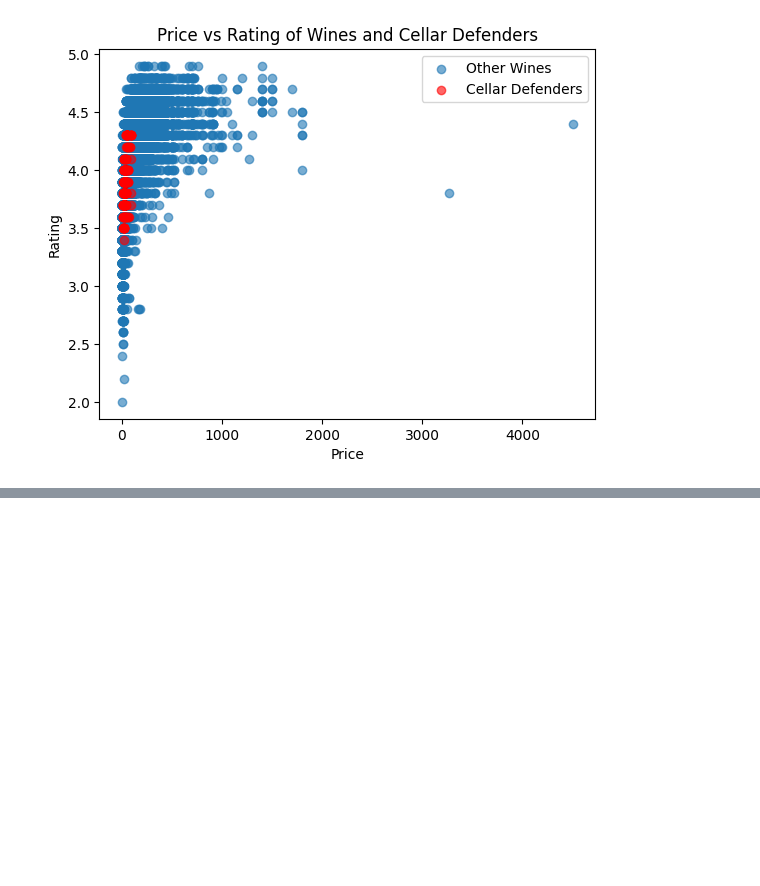
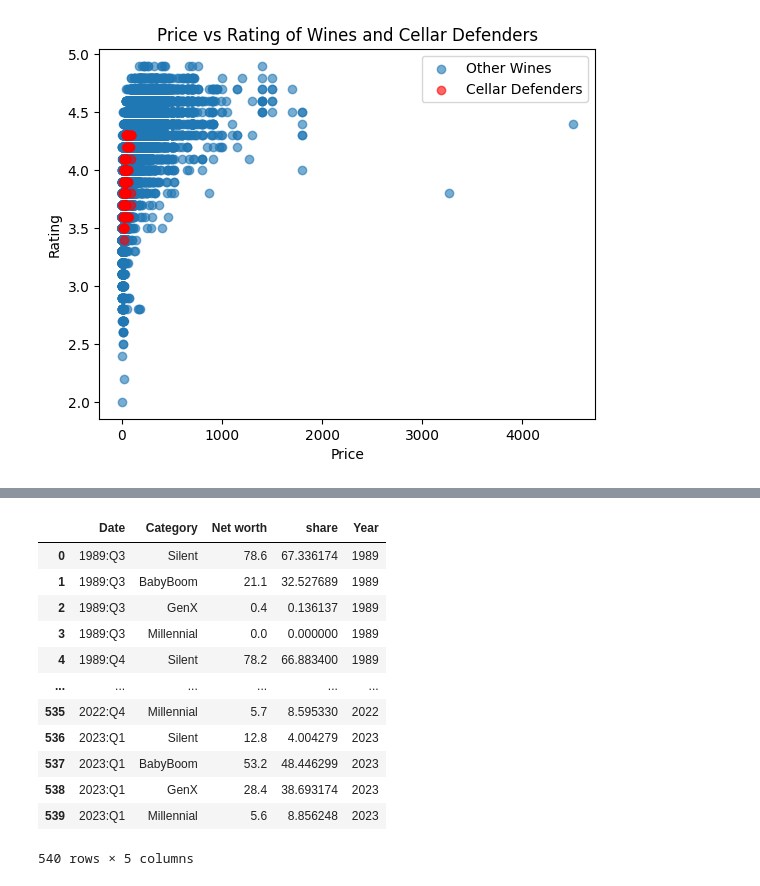
Before and after one commit to lei10003/Cellar-Defenders, a Jupyter notebook: Cellar Defenders_Vivino_Reds_Analysis.ipynb, the cells around one changed output, grey strips where cells are left out. Drawn from its saved outputs; the diff is of its cells as text; code cells hidden in the pictures; blank space fills up the shorter version.

```diff
--- a/Cellar Defenders_Vivino_Reds_Analysis.ipynb
+++ b/Cellar Defenders_Vivino_Reds_Analysis.ipynb
@@ -379,3 +379,5 @@ selected_columns = merged_data[['wine_name', 'price', 'overall_rating', 'is_cell
 
 # Export the selected columns to a CSV file
 selected_columns.to_csv('optimized_wine_data.csv', index=False)
+# %%
+df_gen_wealth = pd.read_csv('dfa-generation-shares.csv')
@@ -381,0 +402,2 @@ selected_columns.to_csv('optimized_wine_data.csv', index=False)
+# %%
+df_gen_wealth = df_gen_wealth[['Date', 'Category', 'Net worth', 'share']]
@@ -381,0 +420,9 @@ selected_columns.to_csv('optimized_wine_data.csv', index=False)
+# %%
+# Split the 'Date' column into year and quarter
+df_gen_wealth['Year'] = df_gen_wealth['Date'].str.split(':').str[0]
+
+# Group the data by 'Year' and 'Category' and calculate the sum of 'share'
+df_yearly_share = df_gen_wealth.groupby(['Year', 'Category'])['share'].sum().reset_index()
+
+# Print the resulting DataFrame
+print(df_yearly_share)
@@ -381,0 +449,16 @@ selected_columns.to_csv('optimized_wine_data.csv', index=False)
+# %%
+df_gen_wealth
+# %% [output]
+|  | Date | Category | Net worth | share | Year |
+| 0 | 1989:Q3 | Silent | 78.6 | 67.336174 | 1989 |
+| 1 | 1989:Q3 | BabyBoom | 21.1 | 32.527689 | 1989 |
+| 2 | 1989:Q3 | GenX | 0.4 | 0.136137 | 1989 |
+| 3 | 1989:Q3 | Millennial | 0.0 | 0.000000 | 1989 |
+| 4 | 1989:Q4 | Silent | 78.2 | 66.883400 | 1989 |
+| ... | ... | ... | ... | ... | ... |
+| 535 | 2022:Q4 | Millennial | 5.7 | 8.595330 | 2022 |
+| 536 | 2023:Q1 | Silent | 12.8 | 4.004279 | 2023 |
+| 537 | 2023:Q1 | BabyBoom | 53.2 | 48.446299 | 2023 |
+| 538 | 2023:Q1 | GenX | 28.4 | 38.693174 | 2023 |
+| 539 | 2023:Q1 | Millennial | 5.6 | 8.856248 | 2023 |
+540 rows × 5 columns
```
Also changed, not shown: parts of 10 cells of this notebook, 3 other files.
